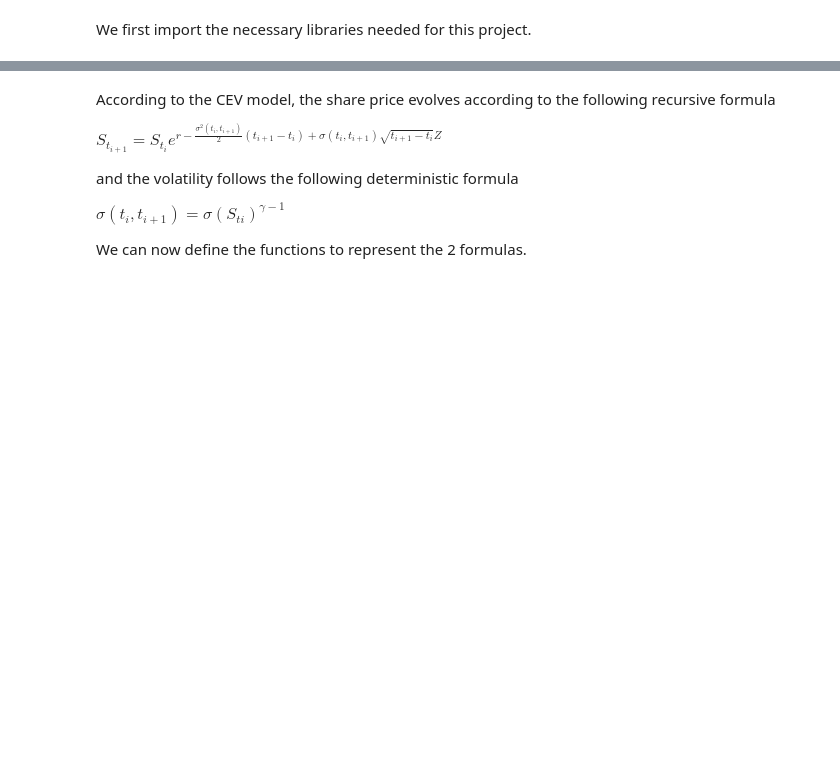
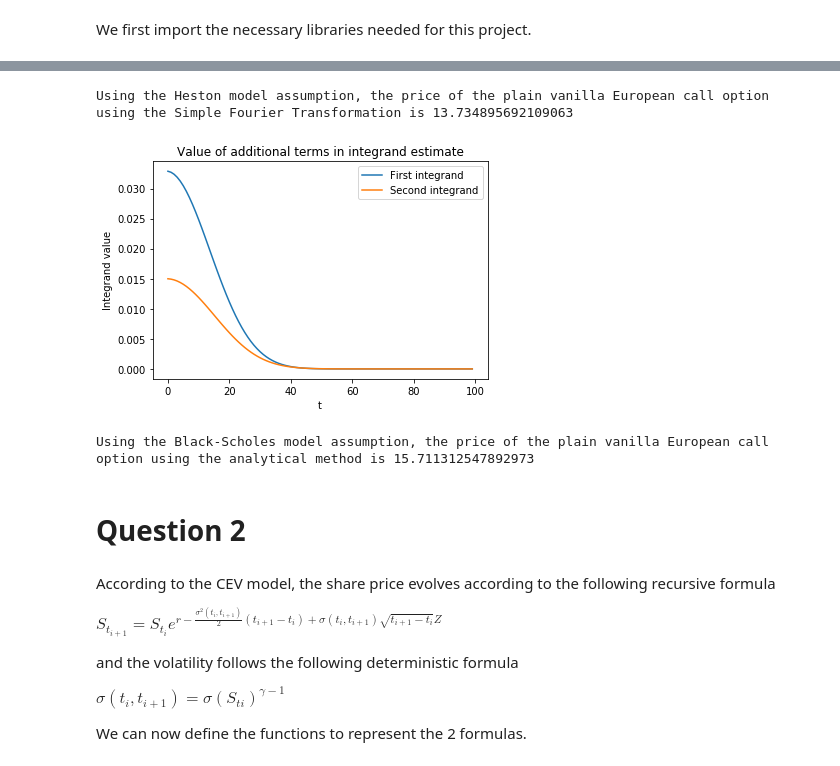
Before and after one commit to w31ha0/ComputationFinanceGroupProject, a Jupyter notebook: M5/M5.ipynb, the cells around one changed output, grey strips where cells are left out. Saved outputs shown, nothing was run; the diff lists cells and outputs as text; code cells hidden in the pictures; blank space fills up the shorter version.

Commit message:
Adding question 1 into the repo

```diff
--- a/M5/M5.ipynb
+++ b/M5/M5.ipynb
@@ -8,0 +67,8 @@ from scipy.stats import norm
+# %%
+N = 100               #Number of intervals
+t_max = 30            #Upper bound of discretized interval t
+k_log = np.log(K)     #Log of strike price K
+
+delta_t = t_max/N
+from_1_to_N = np.linspace(1, N, N)
+t_n = (from_1_to_N-1/2) * delta_t
@@ -9,3 +81,37 @@ from scipy.stats import norm
+# %%
+print("Using the Heston model assumption, the price of the plain vanilla European call option \
+using the Simple Fourier Transformation is {}".format(fourier_call_val))
+# %% [output]
+Using the Heston model assumption, the price of the plain vanilla European call option using the Simple Fourier Transformation is 13.734895692109063
+# %%
+# Plot the first and second integrand against the bound of discretized interval (t)
+
+plt.title("Value of additional terms in integrand estimate")
+plt.plot((((np.exp(-1j*t_n*k_log)*adj_char(t_n)).imag)/t_n)*delta_t,
+label="First integrand")
+plt.plot((((np.exp(-1j*t_n*k_log)*log_char(t_n)).imag)/t_n)*delta_t,
+label="Second integrand")
+plt.xlabel("t")
+plt.ylabel("Integrand value")
+plt.legend()
+plt.show()
+# %% [output]
+[figure, added]
+# %%
+# To double check the work, we also compare the call price under the Black-Scholes assumption.
+# While this isn't required, it is a good way to check the validity of our answer to question 1.
+
+d_1_stock = (np.log(S_0/K) + (r + sigma**2/2) * T)/(sigma*np.sqrt(T))
+d_2_stock = d_1_stock - sigma*np.sqrt(T)
+
+analytic_call_price = S_0*norm.cdf(d_1_stock) - K*np.exp(-r*T)*norm.cdf(d_2_stock)
+
+print("Using the Black-Scholes model assumption, the price of the plain vanilla European call option \
+using the analytical method is {}".format(analytic_call_price))
+# %% [output]
+Using the Black-Scholes model assumption, the price of the plain vanilla European call option using the analytical method is 15.711312547892973
+# %% [markdown]
+# Question 2
 # %% [markdown]
 According to the CEV model, the share price evolves according to the following recursive formula
 
```
Also changed, not shown: parts of 7 cells of this notebook, 1 other file.
